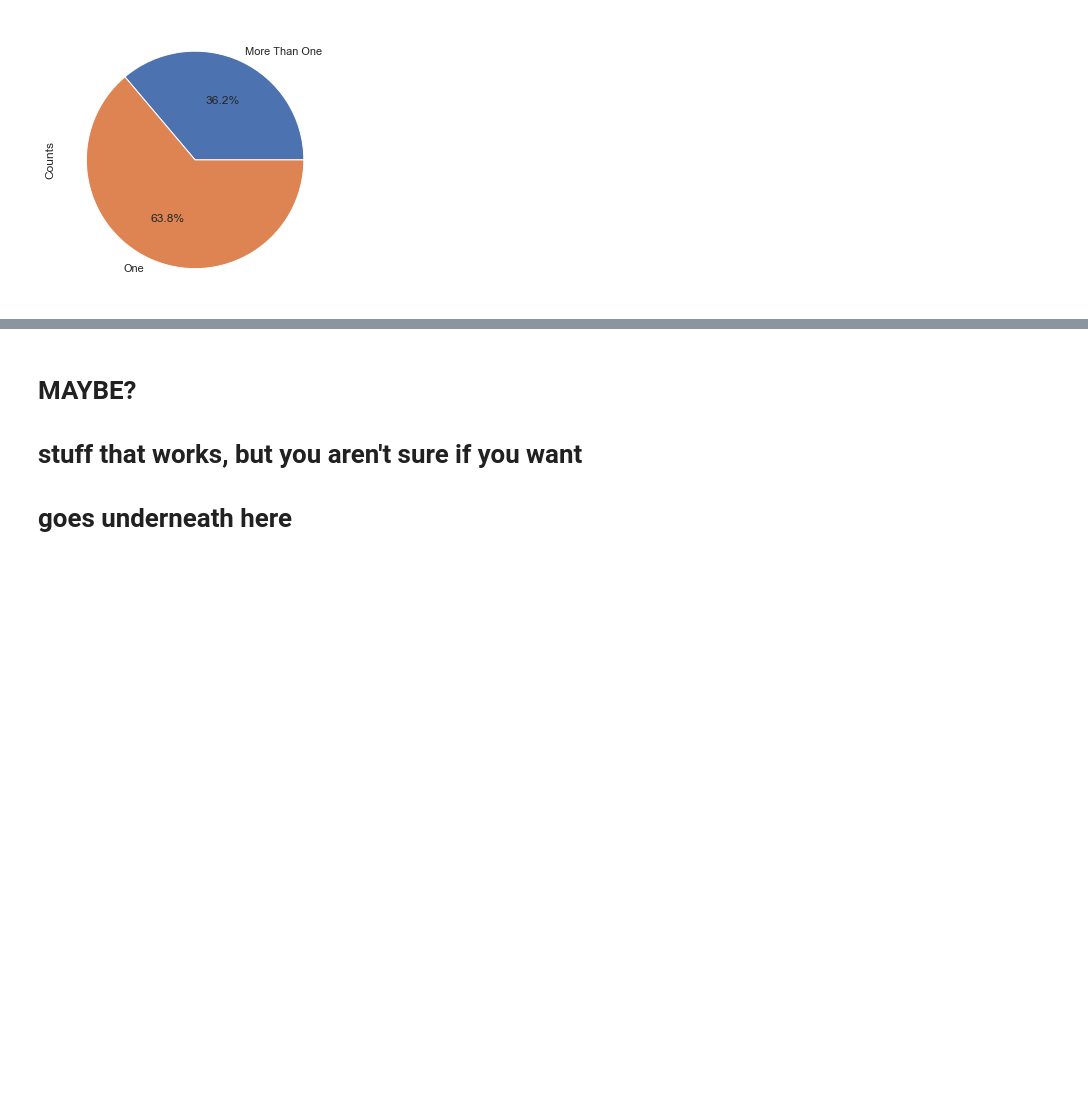
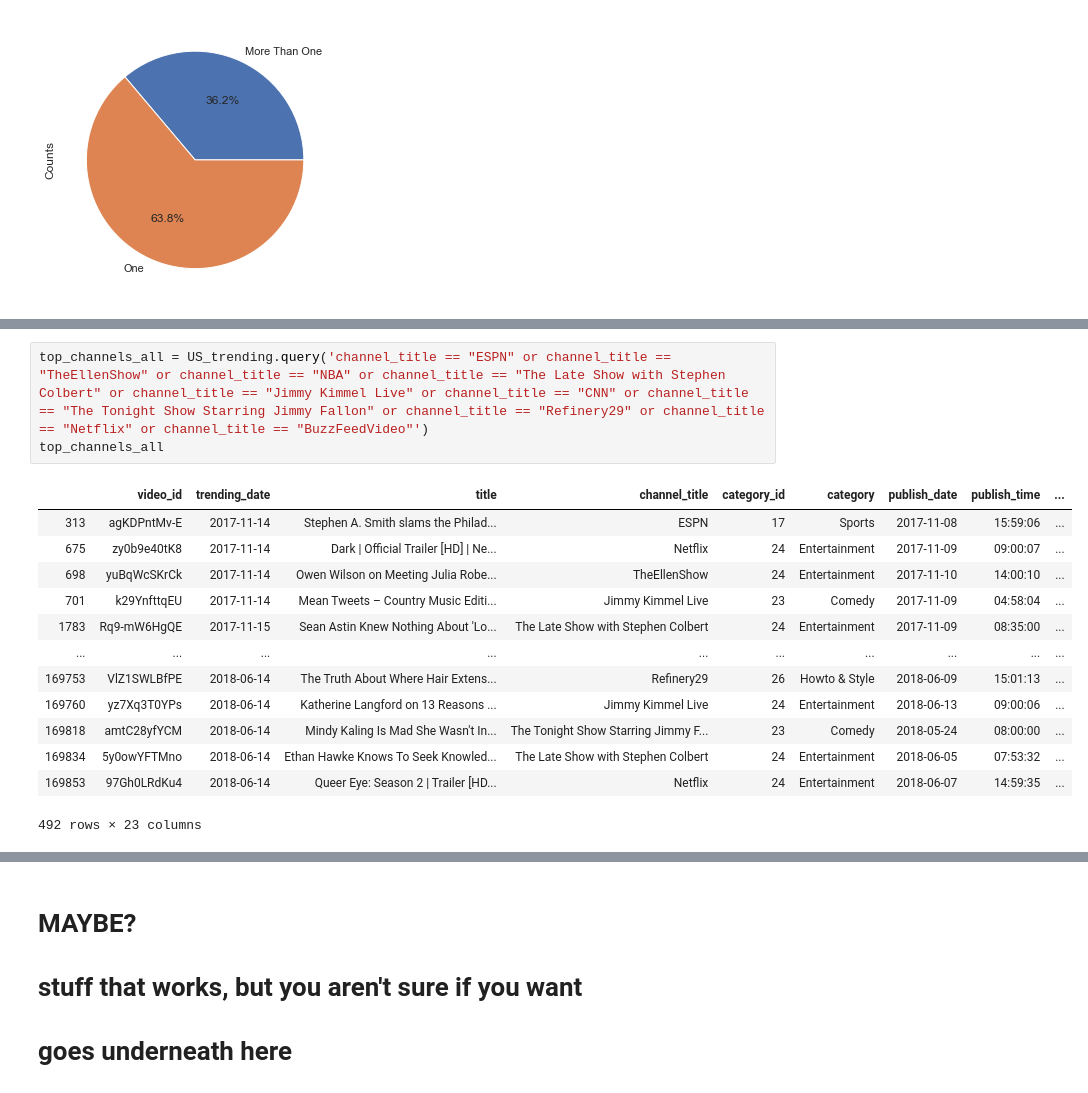
Before and after one commit to Carlene/youtube_trending, a Jupyter notebook: trending_creators.ipynb, the cells around one changed output, grey strips where cells are left out. Drawn from its saved outputs; the diff is of its cells as text; blank space fills up the shorter version.

```diff
--- a/trending_creators.ipynb
+++ b/trending_creators.ipynb
@@ -119,0 +89,17 @@ test_counts.plot.pie(y="Counts", figsize=(5, 5), autopct='%1.1f%%').get_legend()
+# %%
+top_channels_all = US_trending.query('channel_title == "ESPN" or channel_title == "TheEllenShow" or channel_title == "NBA" or channel_title == "The Late Show with Stephen Colbert" or channel_title == "Jimmy Kimmel Live" or channel_title == "CNN" or channel_title == "The Tonight Show Starring Jimmy Fallon" or channel_title == "Refinery29" or channel_title == "Netflix" or channel_title == "BuzzFeedVideo"')
+top_channels_all
+# %% [output]
+|  | video_id | trending_date | title | channel_title | category_id | category | publish_date | publish_time | ... |
+| 313 | agKDPntMv-E | 2017-11-14 | Stephen A. Smith slams the Philad... | ESPN | 17 | Sports | 2017-11-08 | 15:59:06 | ... |
+| 675 | zy0b9e40tK8 | 2017-11-14 | Dark | Official Trailer [HD] | Ne... | Netflix | 24 | Entertainment | 2017-11-09 | 09:00:07 | ... |
+| 698 | yuBqWcSKrCk | 2017-11-14 | Owen Wilson on Meeting Julia Robe... | TheEllenShow | 24 | Entertainment | 2017-11-10 | 14:00:10 | ... |
+| 701 | k29YnfttqEU | 2017-11-14 | Mean Tweets – Country Music Editi... | Jimmy Kimmel Live | 23 | Comedy | 2017-11-09 | 04:58:04 | ... |
+| 1783 | Rq9-mW6HgQE | 2017-11-15 | Sean Astin Knew Nothing About 'Lo... | The Late Show with Stephen Colbert | 24 | Entertainment | 2017-11-09 | 08:35:00 | ... |
+| ... | ... | ... | ... | ... | ... | ... | ... | ... | ... |
+| 169753 | VlZ1SWLBfPE | 2018-06-14 | The Truth About Where Hair Extens... | Refinery29 | 26 | Howto & Style | 2018-06-09 | 15:01:13 | ... |
+| 169760 | yz7Xq3T0YPs | 2018-06-14 | Katherine Langford on 13 Reasons ... | Jimmy Kimmel Live | 24 | Entertainment | 2018-06-13 | 09:00:06 | ... |
+| 169818 | amtC28yfYCM | 2018-06-14 | Mindy Kaling Is Mad She Wasn't In... | The Tonight Show Starring Jimmy F... | 23 | Comedy | 2018-05-24 | 08:00:00 | ... |
+| 169834 | 5y0owYFTMno | 2018-06-14 | Ethan Hawke Knows To Seek Knowled... | The Late Show with Stephen Colbert | 24 | Entertainment | 2018-06-05 | 07:53:32 | ... |
+| 169853 | 97Gh0LRdKu4 | 2018-06-14 | Queer Eye: Season 2 | Trailer [HD... | Netflix | 24 | Entertainment | 2018-06-07 | 14:59:35 | ... |
+492 rows × 23 columns
```
Also changed, not shown: parts of 9 cells of this notebook.
